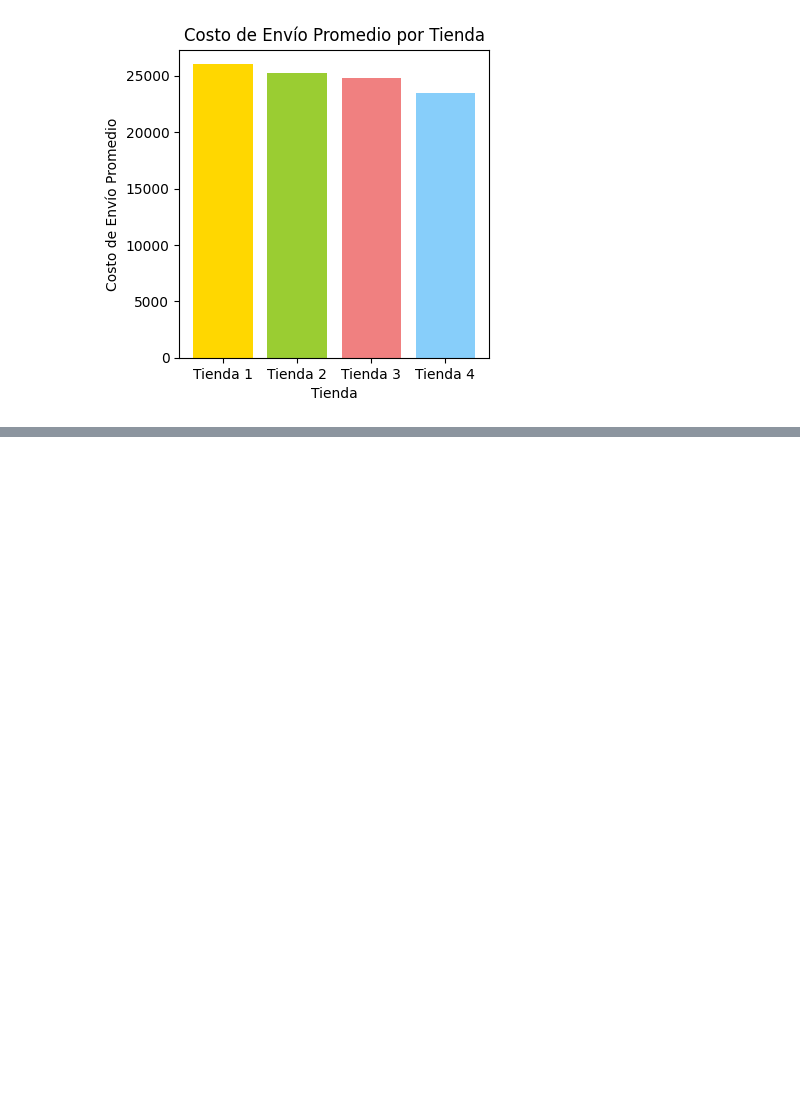
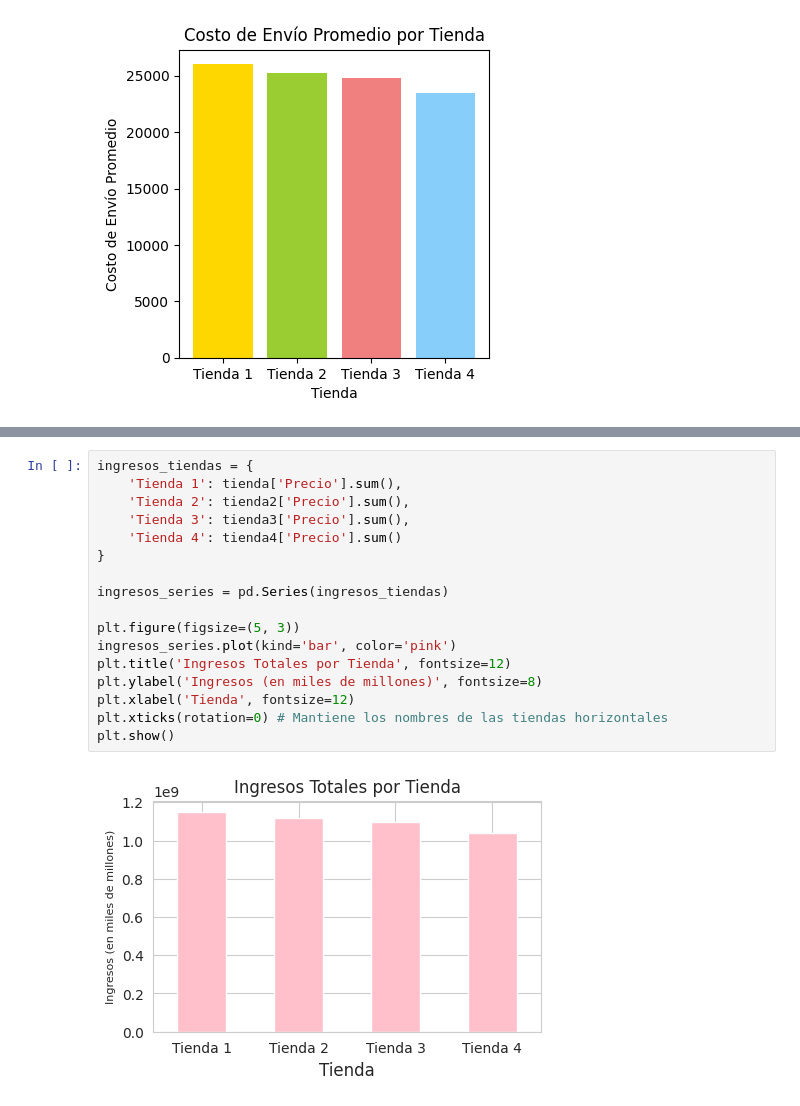
Before and after one commit to Gaby46Pe/AprendiendoGit, a Jupyter notebook: AluraStoreLatam.ipynb, the cells around one changed output, grey strips where cells are left out. Saved outputs shown, nothing was run; the diff lists cells and outputs as text; blank space fills up the shorter version.

```diff
--- a/AluraStoreLatam.ipynb
+++ b/AluraStoreLatam.ipynb
@@ -969,0 +981,19 @@ plt.show()
+# %%
+ingresos_tiendas = {
+    'Tienda 1': tienda['Precio'].sum(),
+    'Tienda 2': tienda2['Precio'].sum(),
+    'Tienda 3': tienda3['Precio'].sum(),
+    'Tienda 4': tienda4['Precio'].sum()
+}
+
+ingresos_series = pd.Series(ingresos_tiendas)
+
+plt.figure(figsize=(5, 3))
+ingresos_series.plot(kind='bar', color='pink')
+plt.title('Ingresos Totales por Tienda', fontsize=12)
+plt.ylabel('Ingresos (en miles de millones)', fontsize=8)
+plt.xlabel('Tienda', fontsize=12)
+plt.xticks(rotation=0) # Mantiene los nombres de las tiendas horizontales
+plt.show()
+# %% [output]
+[figure, added]
```
Also changed, not shown: parts of 6 cells of this notebook.
